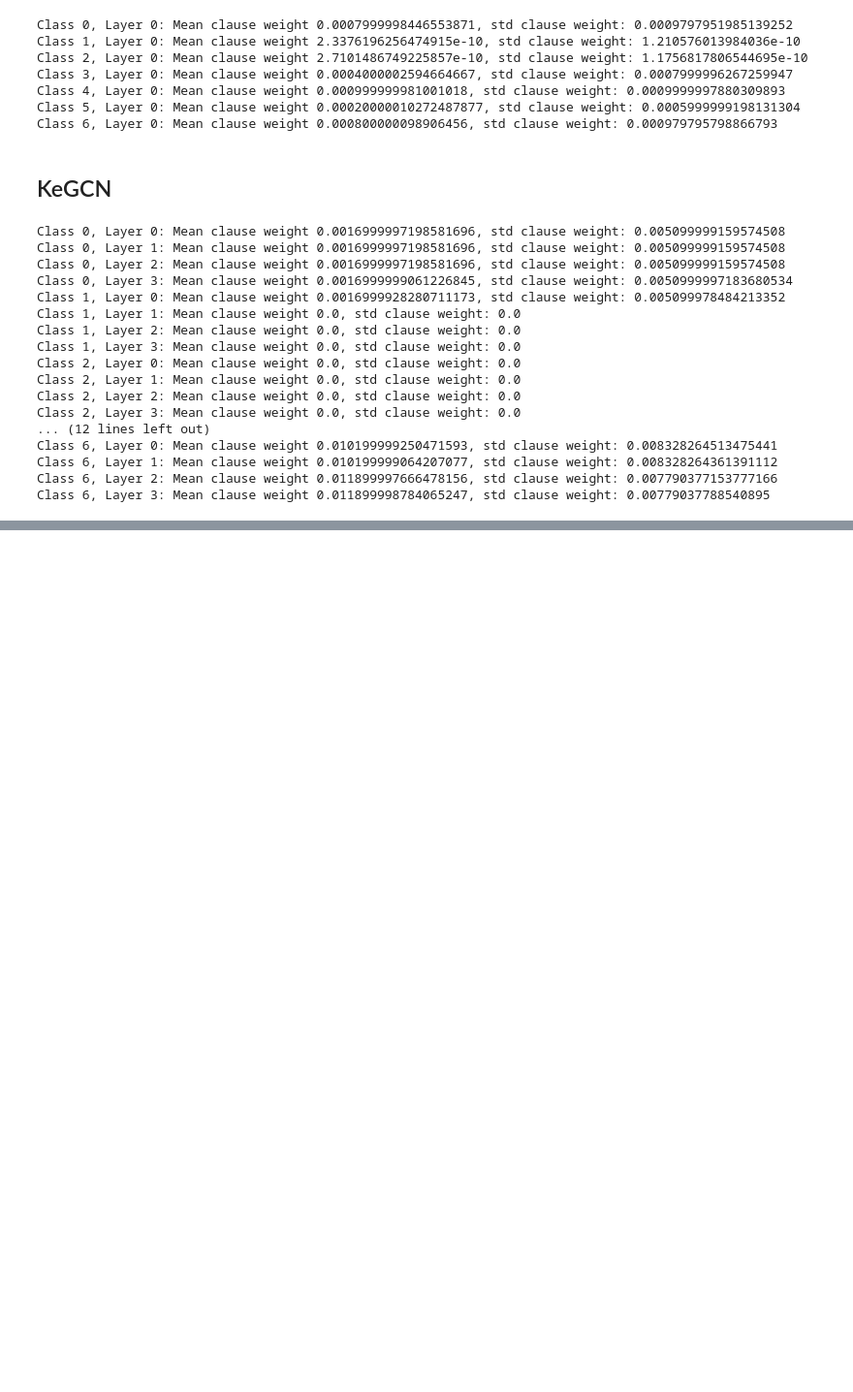
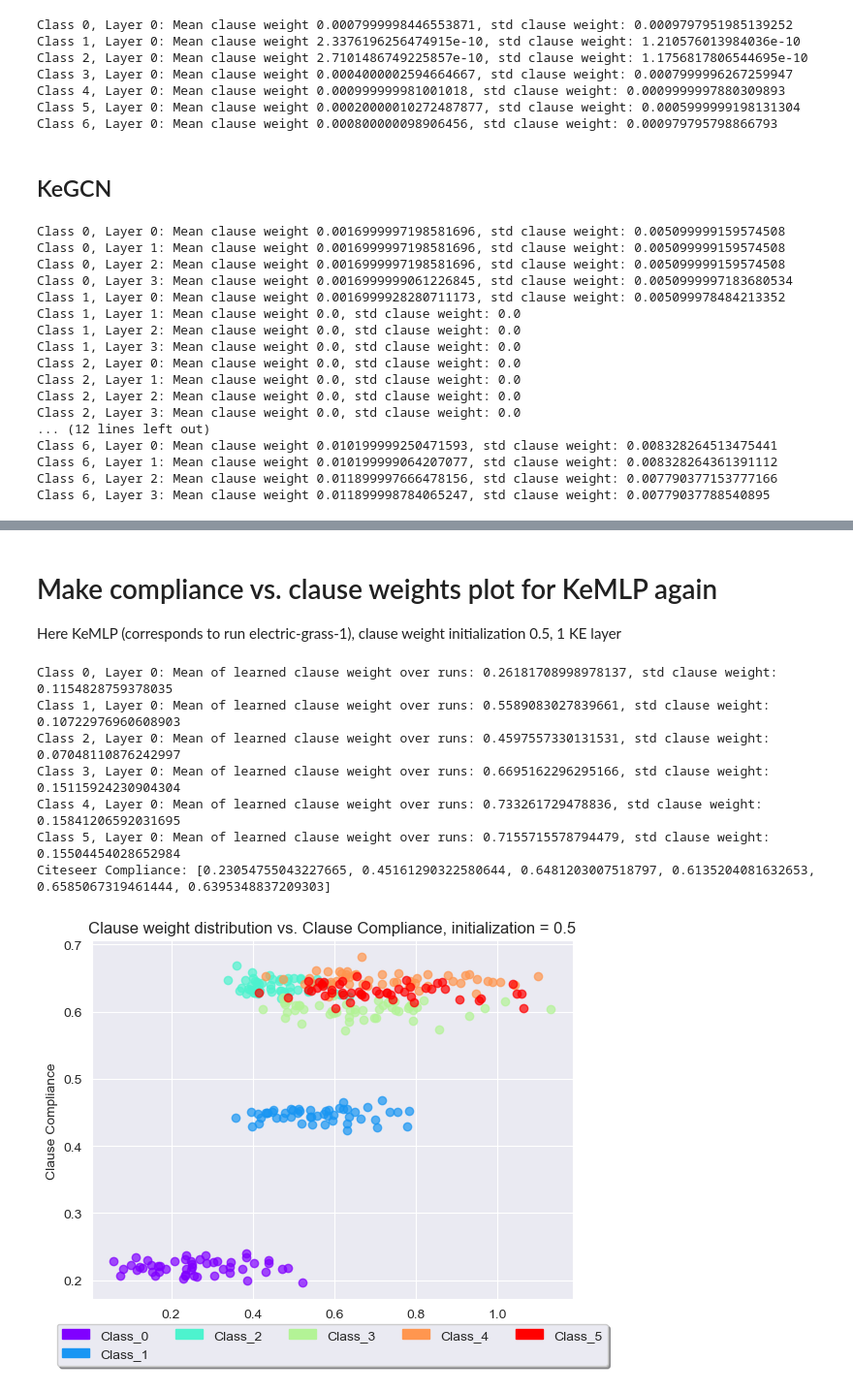
Before and after one commit to LuisaWerner/kegnn, a Jupyter notebook: notebooks/clause_weights_analysis.ipynb, the cells around one changed output, grey strips where cells are left out. Shown at 97% size. Drawn from its saved outputs; the diff is of its cells as text; code cells hidden in the pictures; blank space fills up the shorter version.

Commit message:
update clause weight notebook

```diff
--- a/notebooks/clause_weights_analysis.ipynb
+++ b/notebooks/clause_weights_analysis.ipynb
@@ -640,6 +641,8 @@ plt.savefig('figures/test_citeseer_compliance.pdf', format='pdf')
 # %%
 # How are final clause weight values ?
 # Example for Cora KeMLP
+import wandb
+api = wandb.Api()
 num_classes = 7
 num_runs = 50
 # for Cora
@@ -909,0 +965,49 @@ Class 6, Layer 3: Mean clause weight 0.011899998784065247, std clause weight: 0.
+# %% [markdown]
+# Make compliance vs. clause weights plot for KeMLP again
+
+ Here KeMLP (corresponds to run electric-grass-1), clause weight initialization 0.5, 1 KE layer
+# %%
+
+import numpy as np
+import matplotlib.pyplot as plt
+import matplotlib.patches as mpatches
+import scipy
+import json
+import seaborn as sns
+color = plt.cm.rainbow(np.linspace(0, 1, 6))
+
+num_layers=1
+for cls in range(6):
+    for layer in range(num_layers):
+        cls_list = [citeseer_keMLP[i][layer][str(cls)][-1] for i in range(50)]
+        print(f'Class {cls}, Layer {layer}: Mean of learned clause weight over runs: {np.mean(cls_list)}, std clause weight: {np.std(cls_list)}')
+
+plt.figure()
+
+citeseer_compliance = compute_compliance(citeseer_dataset, num_classes=6)
+print(f'Citeseer Compliance: {citeseer_compliance}')
+
+patches = []
+for k, j in enumerate(['0', '1', '2', '3', '4', '5']):
+    patches.append(mpatches.Patch(color=color[k], label='Class_'+j))
+    _list = [citeseer_keMLP[i][0][j][-1] for i in range(50)]
+    for i in _list:
+        plt.scatter(i, citeseer_compliance[k] + np.random.normal(-0.01, 0.01), color=color[k], alpha=0.7)
+
+plt.ylabel('Clause Compliance')
+plt.xlabel('Clause Weights (over all epochs)')
+#plt.legend(handles=patches)
+plt.title(f'Clause weight distribution vs. Clause Compliance, initialization = {0.5}')
+plt.legend(handles=patches, loc='upper center', bbox_to_anchor=(0.5, -0.05),
+          fancybox=True, shadow=True, ncol=5)
+
+plt.show()
+# %% [output]
+Class 0, Layer 0: Mean of learned clause weight over runs: 0.26181708998978137, std clause weight: 0.1154828759378035
+Class 1, Layer 0: Mean of learned clause weight over runs: 0.5589083027839661, std clause weight: 0.10722976960608903
+Class 2, Layer 0: Mean of learned clause weight over runs: 0.4597557330131531, std clause weight: 0.07048110876242997
+Class 3, Layer 0: Mean of learned clause weight over runs: 0.6695162296295166, std clause weight: 0.15115924230904304
+Class 4, Layer 0: Mean of learned clause weight over runs: 0.733261729478836, std clause weight: 0.15841206592031695
+Class 5, Layer 0: Mean of learned clause weight over runs: 0.7155715578794479, std clause weight: 0.15504454028652984
+Citeseer Compliance: [0.23054755043227665, 0.45161290322580644, 0.6481203007518797, 0.6135204081632653, 0.6585067319461444, 0.6395348837209303]
+[figure, added]
```
Also changed, not shown: parts of 15 cells of this notebook, 1 other file.
